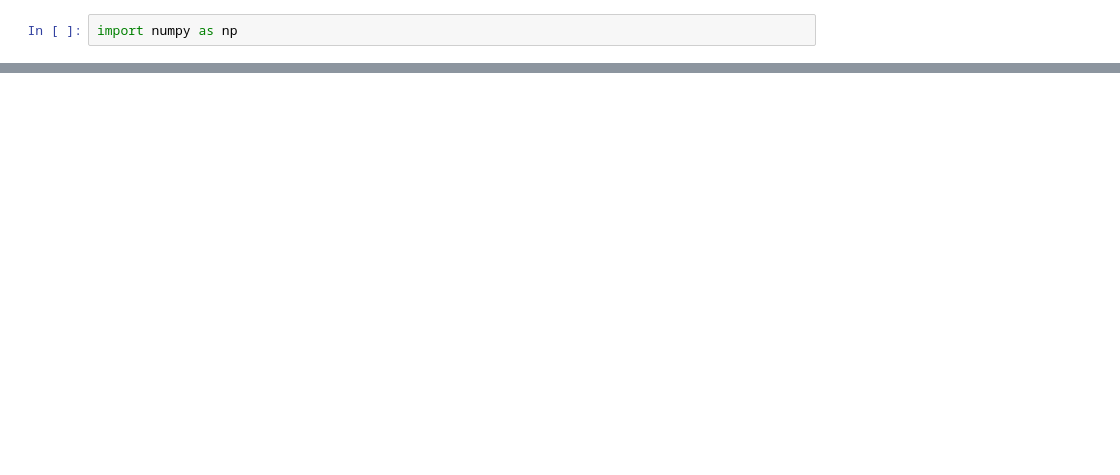
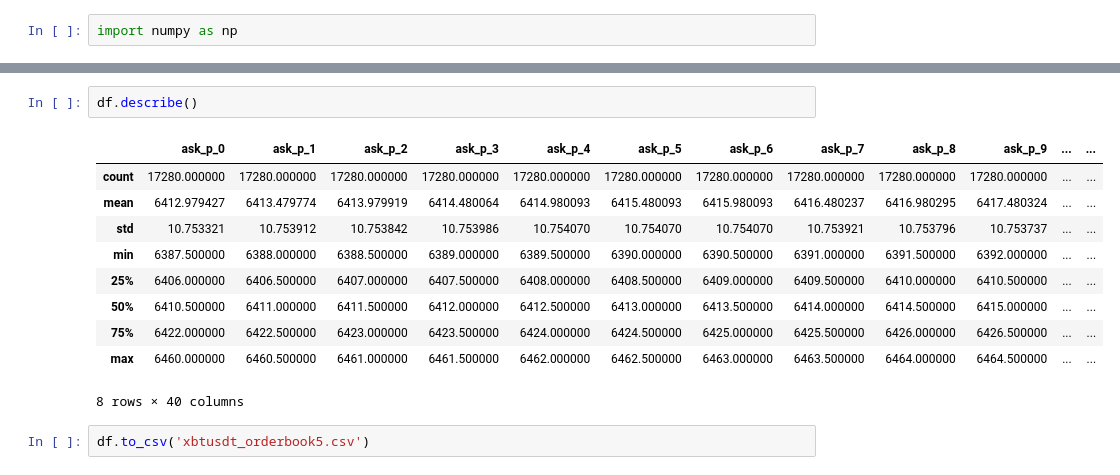
Before and after one commit to magicalne/cryptocurrency, a Jupyter notebook: Untitled1.ipynb, the cells around one changed output, grey strips where cells are left out. Cells and saved outputs as stored; diff of their text form; blank space fills up the shorter version.

```diff
--- a/Untitled1.ipynb
+++ b/Untitled1.ipynb
@@ -189,0 +286,15 @@ NameError: name 'divide_and_validate' is not defined
+# %%
+df.describe()
+# %% [output]
+|  | ask_p_0 | ask_p_1 | ask_p_2 | ask_p_3 | ask_p_4 | ask_p_5 | ask_p_6 | ask_p_7 | ask_p_8 | ask_p_9 | ... | ... |
+| count | 17280.000000 | 17280.000000 | 17280.000000 | 17280.000000 | 17280.000000 | 17280.000000 | 17280.000000 | 17280.000000 | 17280.000000 | 17280.000000 | ... | ... |
+| mean | 6412.979427 | 6413.479774 | 6413.979919 | 6414.480064 | 6414.980093 | 6415.480093 | 6415.980093 | 6416.480237 | 6416.980295 | 6417.480324 | ... | ... |
+| std | 10.753321 | 10.753912 | 10.753842 | 10.753986 | 10.754070 | 10.754070 | 10.754070 | 10.753921 | 10.753796 | 10.753737 | ... | ... |
+| min | 6387.500000 | 6388.000000 | 6388.500000 | 6389.000000 | 6389.500000 | 6390.000000 | 6390.500000 | 6391.000000 | 6391.500000 | 6392.000000 | ... | ... |
+| 25% | 6406.000000 | 6406.500000 | 6407.000000 | 6407.500000 | 6408.000000 | 6408.500000 | 6409.000000 | 6409.500000 | 6410.000000 | 6410.500000 | ... | ... |
+| 50% | 6410.500000 | 6411.000000 | 6411.500000 | 6412.000000 | 6412.500000 | 6413.000000 | 6413.500000 | 6414.000000 | 6414.500000 | 6415.000000 | ... | ... |
+| 75% | 6422.000000 | 6422.500000 | 6423.000000 | 6423.500000 | 6424.000000 | 6424.500000 | 6425.000000 | 6425.500000 | 6426.000000 | 6426.500000 | ... | ... |
+| max | 6460.000000 | 6460.500000 | 6461.000000 | 6461.500000 | 6462.000000 | 6462.500000 | 6463.000000 | 6463.500000 | 6464.000000 | 6464.500000 | ... | ... |
+8 rows × 40 columns
+# %%
+df.to_csv('xbtusdt_orderbook5.csv')
```
Also changed, not shown: parts of 17 cells of this notebook, 17 other files.
